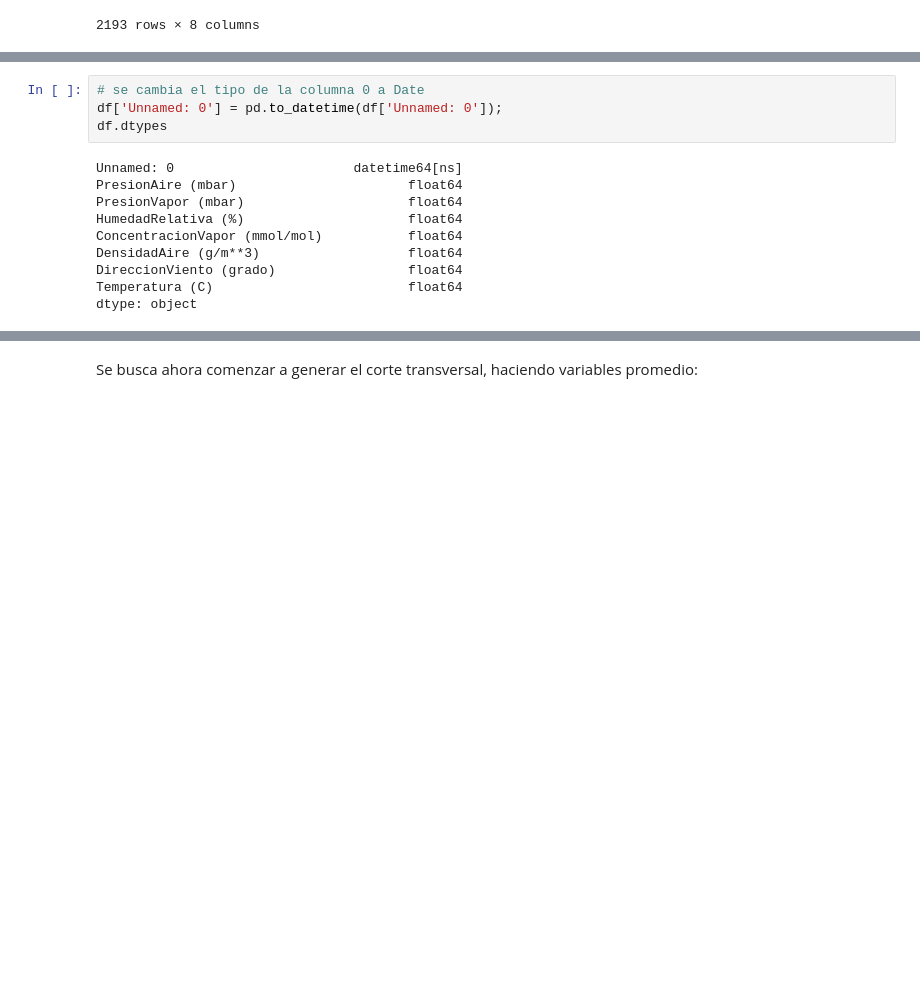
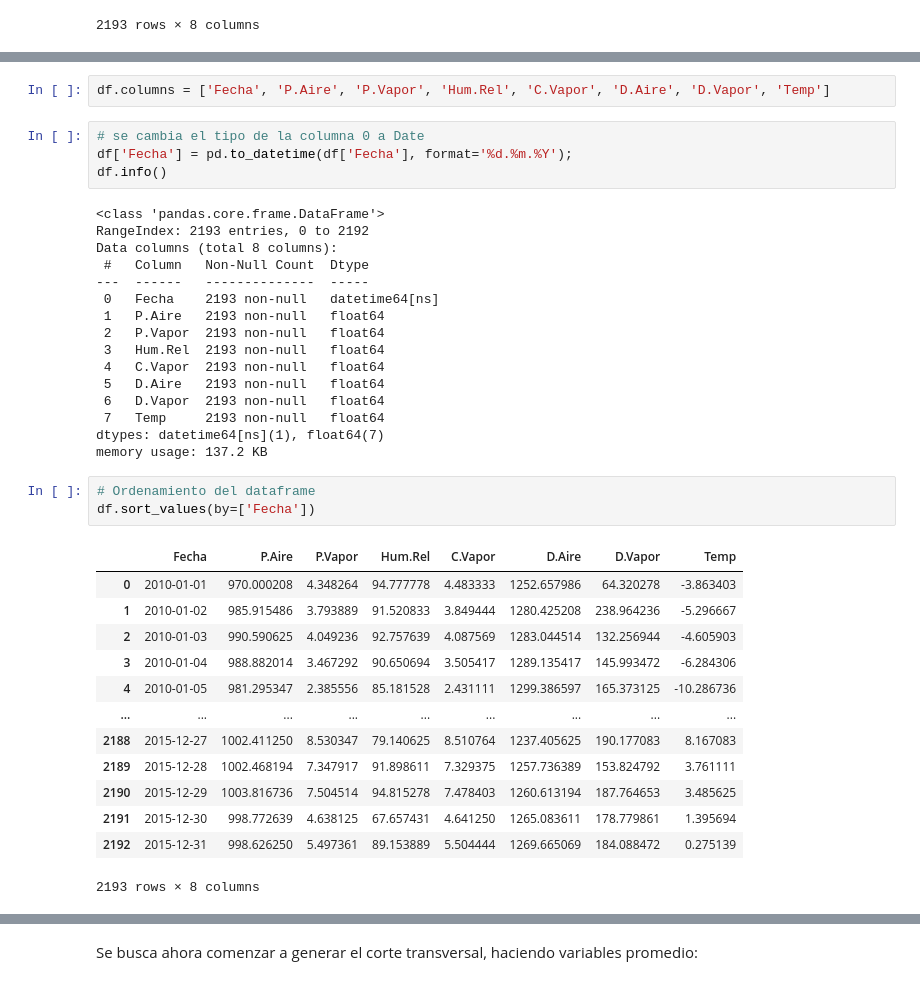
Before and after one commit to josemoncada87/tallerFDA2, a Jupyter notebook: Taller Fundamentos de Analítica de Datos II - Enunciado.ipynb, the cells around one changed output, grey strips where cells are left out. Drawn from its saved outputs; the diff is of its cells as text; blank space fills up the shorter version.

```diff
--- a/Taller Fundamentos de Analítica de Datos II - Enunciado.ipynb
+++ b/Taller Fundamentos de Analítica de Datos II - Enunciado.ipynb
@@ -55,14 +71,39 @@ dtype: object
+# %%
+df.columns = ['Fecha', 'P.Aire', 'P.Vapor', 'Hum.Rel', 'C.Vapor', 'D.Aire', 'D.Vapor', 'Temp']
 # %%
 # se cambia el tipo de la columna 0 a Date
-df['Unnamed: 0'] = pd.to_datetime(df['Unnamed: 0']);
-df.dtypes
+df['Fecha'] = pd.to_datetime(df['Fecha'], format='%d.%m.%Y');
+df.info()
 # %% [output]
-Unnamed: 0                       datetime64[ns]
-PresionAire (mbar)                      float64
-PresionVapor (mbar)                     float64
-HumedadRelativa (%)                     float64
-ConcentracionVapor (mmol/mol)           float64
-DensidadAire (g/m**3)                   float64
-DireccionViento (grado)                 float64
-Temperatura (C)                         float64
-dtype: object
+<class 'pandas.core.frame.DataFrame'>
+RangeIndex: 2193 entries, 0 to 2192
+Data columns (total 8 columns):
+ #   Column   Non-Null Count  Dtype
+---  ------   --------------  -----
+ 0   Fecha    2193 non-null   datetime64[ns]
+ 1   P.Aire   2193 non-null   float64
+ 2   P.Vapor  2193 non-null   float64
+ 3   Hum.Rel  2193 non-null   float64
+ 4   C.Vapor  2193 non-null   float64
+ 5   D.Aire   2193 non-null   float64
+ 6   D.Vapor  2193 non-null   float64
+ 7   Temp     2193 non-null   float64
+dtypes: datetime64[ns](1), float64(7)
+memory usage: 137.2 KB
+# %%
+# Ordenamiento del dataframe
+df.sort_values(by=['Fecha'])
+# %% [output]
+|  | Fecha | P.Aire | P.Vapor | Hum.Rel | C.Vapor | D.Aire | D.Vapor | Temp |
+| 0 | 2010-01-01 | 970.000208 | 4.348264 | 94.777778 | 4.483333 | 1252.657986 | 64.320278 | -3.863403 |
+| 1 | 2010-01-02 | 985.915486 | 3.793889 | 91.520833 | 3.849444 | 1280.425208 | 238.964236 | -5.296667 |
+| 2 | 2010-01-03 | 990.590625 | 4.049236 | 92.757639 | 4.087569 | 1283.044514 | 132.256944 | -4.605903 |
+| 3 | 2010-01-04 | 988.882014 | 3.467292 | 90.650694 | 3.505417 | 1289.135417 | 145.993472 | -6.284306 |
+| 4 | 2010-01-05 | 981.295347 | 2.385556 | 85.181528 | 2.431111 | 1299.386597 | 165.373125 | -10.286736 |
+| ... | ... | ... | ... | ... | ... | ... | ... | ... |
+| 2188 | 2015-12-27 | 1002.411250 | 8.530347 | 79.140625 | 8.510764 | 1237.405625 | 190.177083 | 8.167083 |
+| 2189 | 2015-12-28 | 1002.468194 | 7.347917 | 91.898611 | 7.329375 | 1257.736389 | 153.824792 | 3.761111 |
+| 2190 | 2015-12-29 | 1003.816736 | 7.504514 | 94.815278 | 7.478403 | 1260.613194 | 187.764653 | 3.485625 |
+| 2191 | 2015-12-30 | 998.772639 | 4.638125 | 67.657431 | 4.641250 | 1265.083611 | 178.779861 | 1.395694 |
+| 2192 | 2015-12-31 | 998.626250 | 5.497361 | 89.153889 | 5.504444 | 1269.665069 | 184.088472 | 0.275139 |
+2193 rows × 8 columns
```
Also changed, not shown: parts of 8 cells of this notebook.
